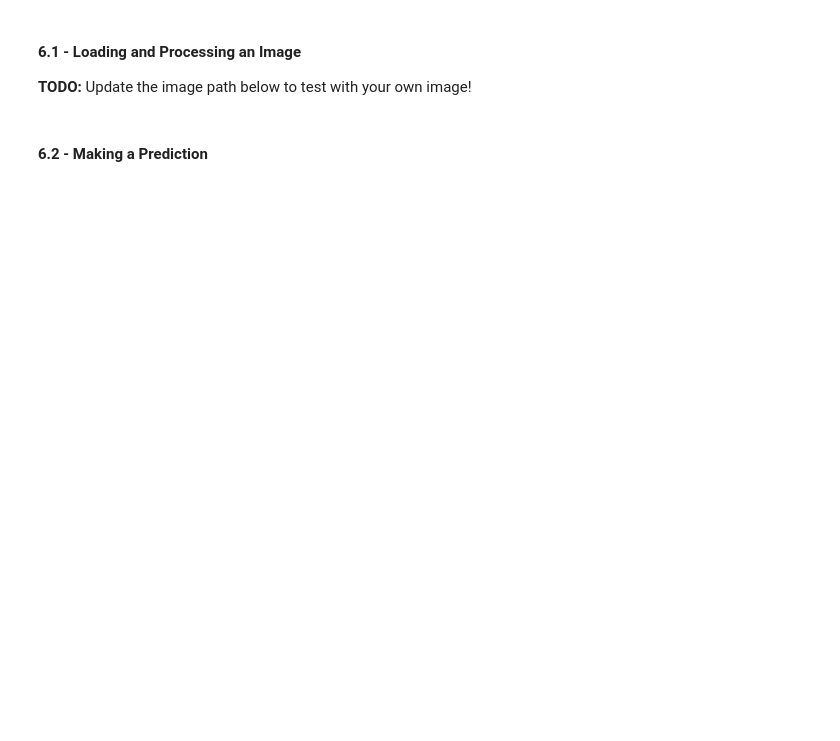
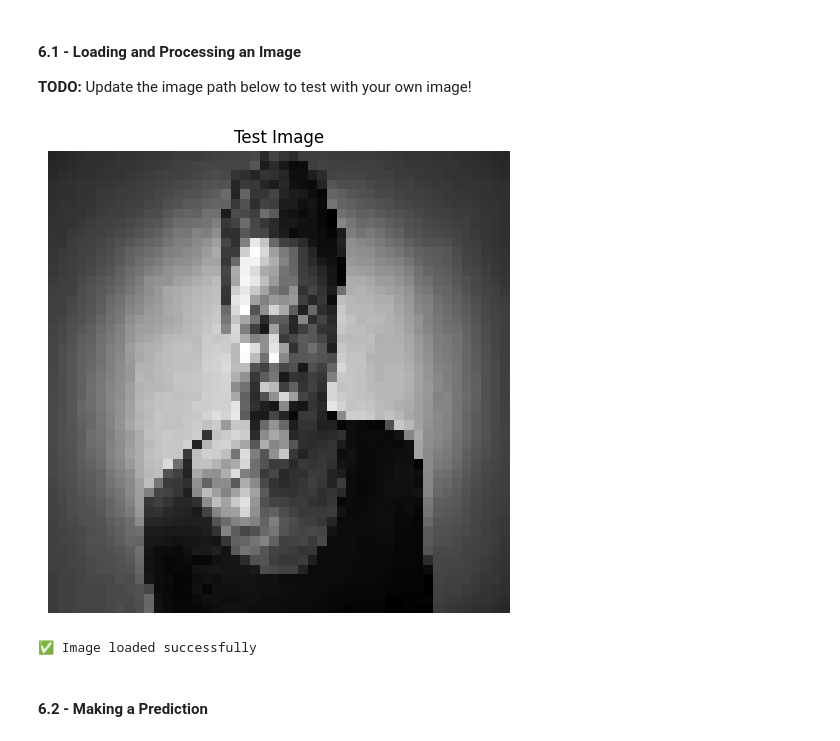
Before and after one commit to Sanahw7/unit-03-ai, a Jupyter notebook: 03-machine-learning/emotion-detector-lab.ipynb, the cells around one changed output. Saved outputs shown, nothing was run; the diff lists cells and outputs as text; code cells hidden in the pictures; blank space fills up the shorter version.

```diff
--- a/03-machine-learning/emotion-detector-lab.ipynb
+++ b/03-machine-learning/emotion-detector-lab.ipynb
@@ -520,19 +614,22 @@ for key, value in label_dict.items():
 **TODO:** Update the image path below to test with your own image!
 # %%
 # TODO: Change this to your image path
-image_path = "path/to/your/image.jpg"
+image_path = "image3.jpg"
 
 # Load and preprocess the image
 img = image.load_img(image_path, color_mode="grayscale", target_size=(img_size, img_size))
 
 # Display the original image
 plt.figure(figsize=(6, 6))
 plt.imshow(img, cmap='gray')
 plt.title("Test Image")
 plt.axis('off')
 plt.show()
 
 print("✅ Image loaded successfully")
+# %% [output]
+[figure, added]
+✅ Image loaded successfully
 # %% [markdown]
 #### 6.2 - Making a Prediction
 # %%
```
Also changed, not shown: parts of 25 cells of this notebook, 5 other files.
